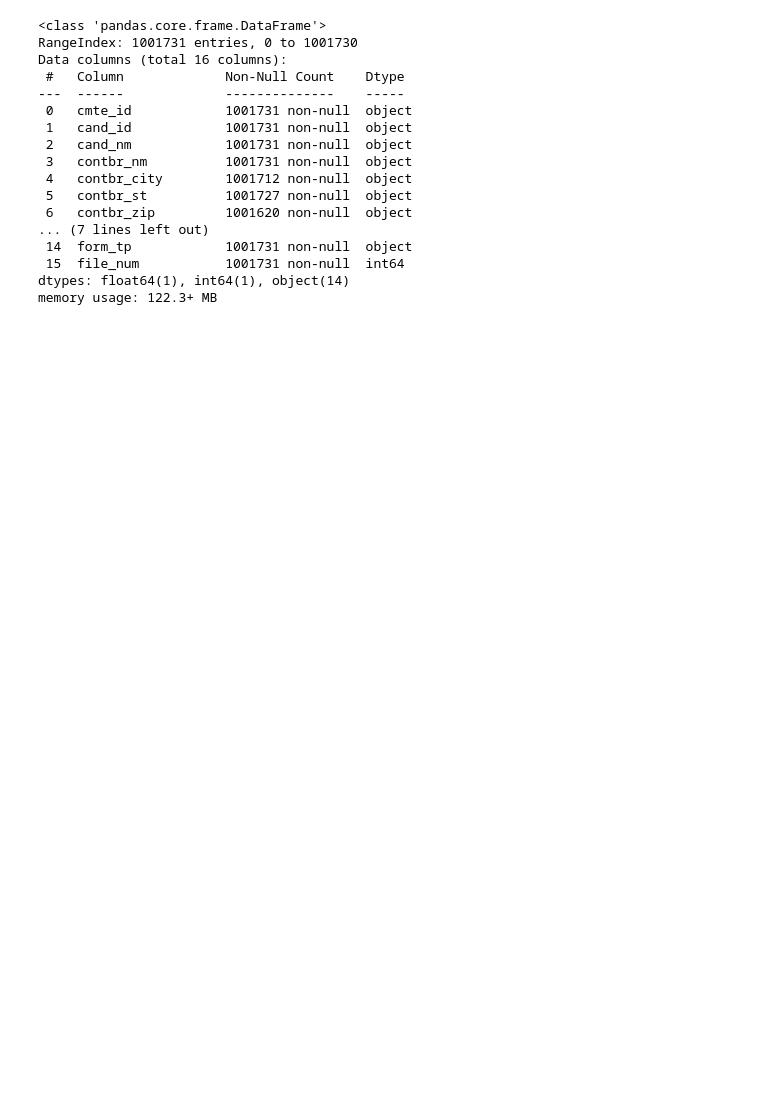
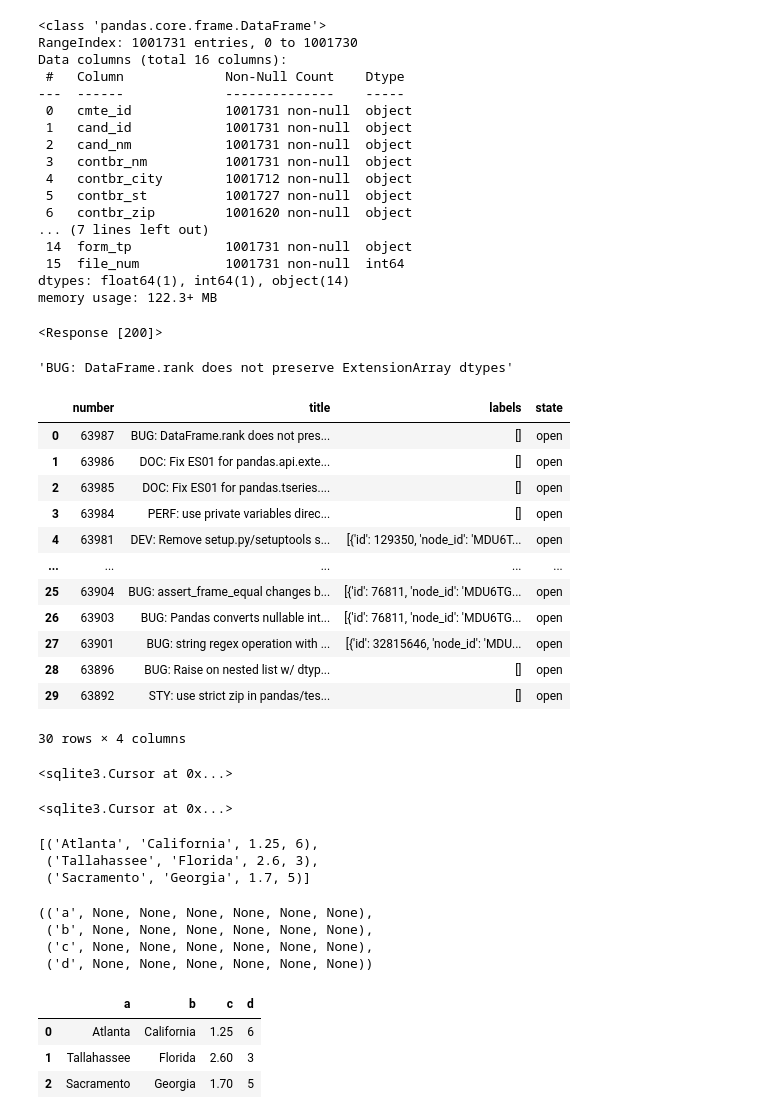
Before and after one commit to think2times/Fastrack, a Jupyter notebook: coding/data_analysis/pda/ch06.ipynb, the cells around one changed output. Saved outputs shown, nothing was run; the diff lists cells and outputs as text; code cells hidden in the pictures; blank space fills up the shorter version.

```diff
--- a/coding/data_analysis/pda/ch06.ipynb
+++ b/coding/data_analysis/pda/ch06.ipynb
@@ -679,3 +679,48 @@ Data columns (total 16 columns):
  15  file_num           1001731 non-null  int64
 dtypes: float64(1), int64(1), object(14)
 memory usage: 122.3+ MB
+# %%
+import requests as req
+
+url = 'https://api.github.com/repos/pandas-dev/pandas/issues'
+res = req.get(url)
+res.raise_for_status()
+res
+# %% [output]
+<Response [200]>
+# %%
+data = res.json()
+data[0]['title']
+# %% [output]
+'BUG: DataFrame.rank does not preserve ExtensionArray dtypes'
+# %%
+issues = pd.DataFrame(data, columns=['number', 'title', 'labels', 'state'])
+issues
+# %% [output]
+|  | number | title | labels | state |
+| 0 | 63987 | BUG: DataFrame.rank does not pres... | [] | open |
+| 1 | 63986 | DOC: Fix ES01 for pandas.api.exte... | [] | open |
+| 2 | 63985 | DOC: Fix ES01 for pandas.tseries.... | [] | open |
+| 3 | 63984 | PERF: use private variables direc... | [] | open |
+| 4 | 63981 | DEV: Remove setup.py/setuptools s... | [{'id': 129350, 'node_id': 'MDU6T... | open |
+| ... | ... | ... | ... | ... |
+| 25 | 63904 | BUG: assert_frame_equal changes b... | [{'id': 76811, 'node_id': 'MDU6TG... | open |
+| 26 | 63903 | BUG: Pandas converts nullable int... | [{'id': 76811, 'node_id': 'MDU6TG... | open |
+| 27 | 63901 | BUG: string regex operation with ... | [{'id': 32815646, 'node_id': 'MDU... | open |
+| 28 | 63896 | BUG: Raise on nested list w/ dtyp... | [] | open |
+| 29 | 63892 | STY: use strict zip in pandas/tes... | [] | open |
+30 rows × 4 columns
+# %%
+import sqlite3
+
+query = """
+CREATE TABLE test
+    (a VARCHAR(20), b VARCHAR(20),
+     c REAL,      d INTEGER
+    );
+"""
+con = sqlite3.connect('mydata.sqlite')
+con.execute("DROP TABLE IF EXISTS test")
+con.execute(query)
+# %% [output]
+<sqlite3.Cursor at 0x...>
@@ -681,0 +729,8 @@ memory usage: 122.3+ MB
+# %%
+data = [('Atlanta', 'California', 1.25, 6),
+        ('Tallahassee', 'Florida', 2.6, 3),
+        ('Sacramento', 'Georgia', 1.7, 5)]
+stmt = 'INSERT INTO test VALUES (?, ?, ?, ?)'
+con.executemany(stmt, data)
+# %% [output]
+<sqlite3.Cursor at 0x...>
@@ -681,0 +739,22 @@ memory usage: 122.3+ MB
+# %%
+cursor = con.execute('SELECT * FROM test')
+rows = cursor.fetchall()
+rows
+# %% [output]
+[('Atlanta', 'California', 1.25, 6),
+ ('Tallahassee', 'Florida', 2.6, 3),
+ ('Sacramento', 'Georgia', 1.7, 5)]
+# %%
+cursor.description
+# %% [output]
+(('a', None, None, None, None, None, None),
+ ('b', None, None, None, None, None, None),
+ ('c', None, None, None, None, None, None),
+ ('d', None, None, None, None, None, None))
+# %%
+pd.DataFrame(rows, columns=[x[0] for x in cursor.description])
+# %% [output]
+|  | a | b | c | d |
+| 0 | Atlanta | California | 1.25 | 6 |
+| 1 | Tallahassee | Florida | 2.60 | 3 |
+| 2 | Sacramento | Georgia | 1.70 | 5 |
```
Also changed, not shown: parts of 7 cells of this notebook, 4 other files.
